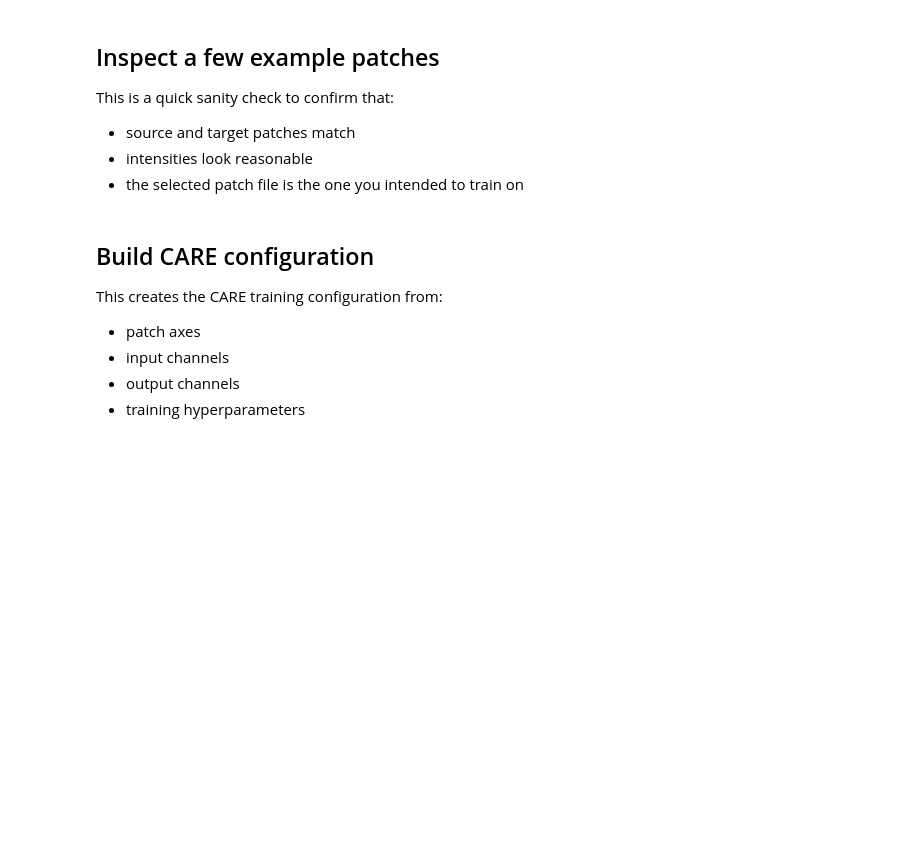
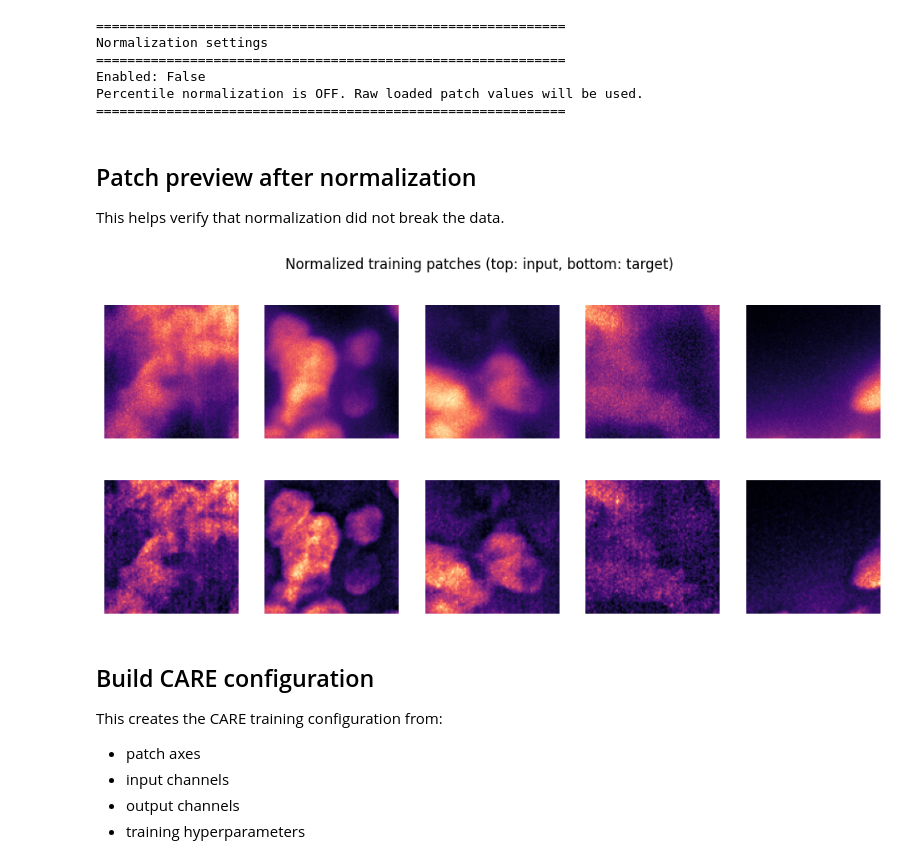
Before and after one commit to Moldia/ISS2025, a Jupyter notebook: ISS_CARE/Notebooks/ISS_CARE_2_training.ipynb, the cells around one changed output. Cells and saved outputs as stored; diff of their text form; code cells hidden in the pictures; blank space fills up the shorter version.

```diff
--- a/ISS_CARE/Notebooks/ISS_CARE_2_training.ipynb
+++ b/ISS_CARE/Notebooks/ISS_CARE_2_training.ipynb
@@ -132,33 +233,34 @@ It also reads the patch axes and determines the number of input and output chann
 # %%
-X, Y, X_val, Y_val, axes, n_channel_in, n_channel_out = load_care_training_data(
-    patch_file=PATCH_FILE,
-    validation_split=VALIDATION_SPLIT,
-)
-
 X, Y, X_val, Y_val = normalize_patch_dataset(
     X,
     Y,
     X_val,
     Y_val,
-    enabled=True,
-    pmin=1.0,
-    pmax=99.8,
-    eps=1e-8,
+    enabled=NORMALIZE_PATCHES,
+    pmin=NORMALIZATION_PMIN,
+    pmax=NORMALIZATION_PMAX,
+    eps=NORMALIZATION_EPS,
 )
+# %% [output]
+============================================================
+Normalization settings
+============================================================
+Enabled: False
+Percentile normalization is OFF. Raw loaded patch values will be used.
+============================================================
-# %% [markdown]
-## Inspect a few example patches
-
-This is a quick sanity check to confirm that:
-- source and target patches match
-- intensities look reasonable
-- the selected patch file is the one you intended to train on
+# %% [markdown]
+## Patch preview after normalization
+
+This helps verify that normalization did not break the data.
 # %%
 plot_patch_examples(
     X,
     Y,
     n_show=5,
-    title="Training patch pairs (top: input, bottom: target)",
+    title="Normalized training patches (top: input, bottom: target)",
 )
+# %% [output]
+[figure, added]
 # %% [markdown]
 ## Build CARE configuration
 
```
Also changed, not shown: parts of 37 cells of this notebook, 5 other files.
